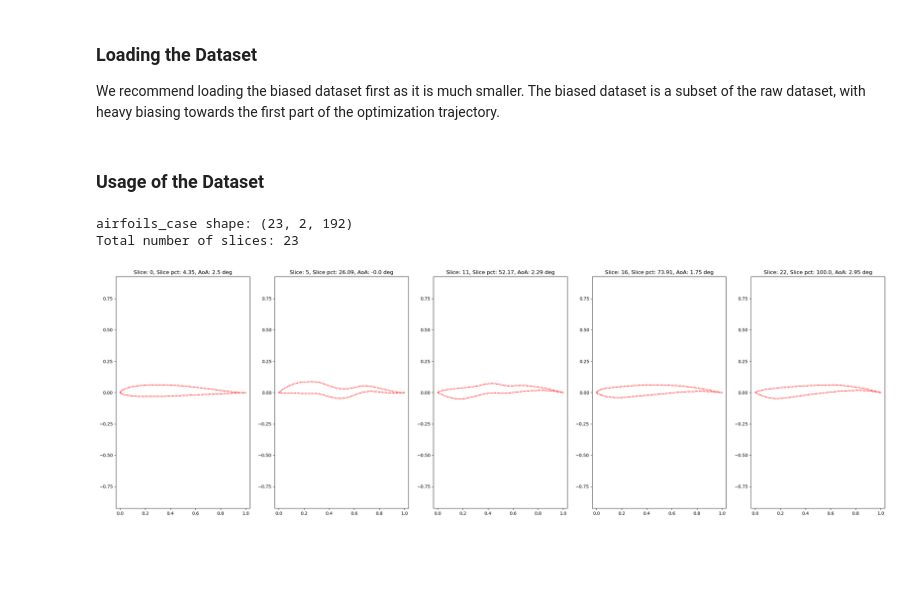
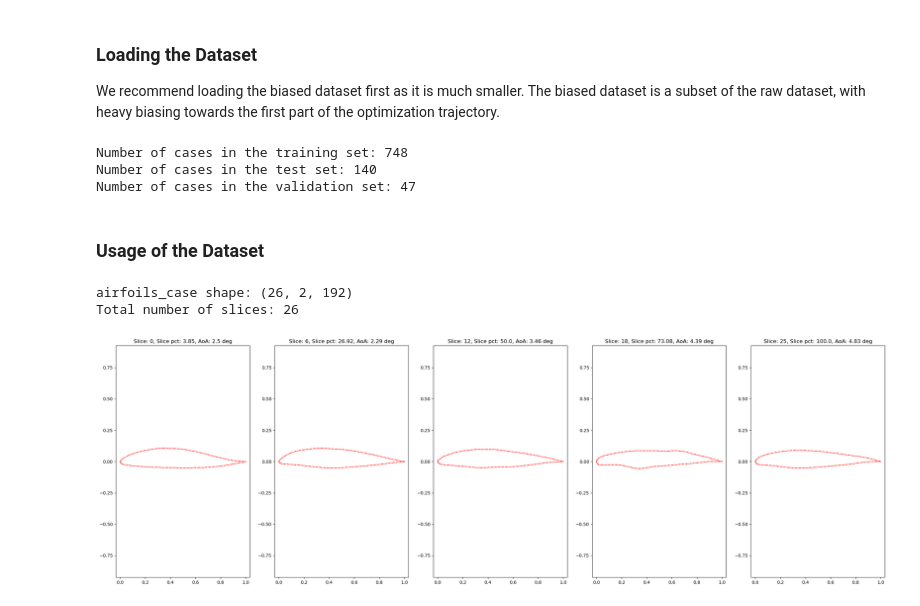
Before and after one commit to IDEALLab/OptimizingDiffusionSciTech2024, a Jupyter notebook: example_usage.ipynb, the cells around one changed output. Cells and saved outputs as stored; diff of their text form; code cells hidden in the pictures; blank space fills up the shorter version.

```diff
--- a/example_usage.ipynb
+++ b/example_usage.ipynb
@@ -24,6 +24,21 @@ with open(load_path, 'rb') as f:
 load_path = os.path.join(load_name,'train_test_val_airfoils.pkl')
 with open(load_path, 'rb') as f:
     airfoils_train, airfoils_test, airfoils_val = pd.read_pickle(f)
+
+# Get the number of airfoil cases (optimization runs) in each dataset
+
+# Unique cases in the datasets
+n_cases_train = len(df_train['case_num'].unique())
+n_cases_test = len(df_test['case_num'].unique())
+n_cases_val = len(df_val['case_num'].unique())
+
+print('Number of cases in the training set: {}'.format(n_cases_train))
+print('Number of cases in the test set: {}'.format(n_cases_test))
+print('Number of cases in the validation set: {}'.format(n_cases_val))
+# %% [output]
+Number of cases in the training set: 748
+Number of cases in the test set: 140
+Number of cases in the validation set: 47
 # %% [markdown]
 ### Usage of the Dataset
 # %%
@@ -45,12 +60,15 @@ with open(load_path, 'rb') as f:
 
 #  Note, * : Same for all slices in a given case
 
-# Example showing how you can plot the airfoils for a given case number
-case_num_choice = 1018 # In this example, we know this number exists in the dataset -
-                       # but you can use the df.iloc pandas method to get a random case number that definitely exists
+# Example showing how you can plot the airfoils for a given case number (between 0 and n_cases_train-1)
+case_num_choice = n_cases_train-1
+
+# Convert from index to case number
+case_num_choice = df_train['case_num'].unique()[case_num_choice]
 
 # Reset indices
 df_train = df_train.reset_index(drop=True)
+
 df_case = df_train.loc[df_train['case_num'] == case_num_choice]
 
 # Get the ids that correspond to the rows for the matching case and slice numbers
@@ -68,33 +86,33 @@ fig, axs = plt.subplots(1, n_slice_plot, figsize=(25, 8))
 
 iters_tot = len(df_case['slice_num'])
 print(f'Total number of slices: {iters_tot}')
 iter_vals = np.arange(iters_tot)
 
 if axs.ndim == 1:
     axs = axs.reshape(-1, 1)
 
 for i in range(n_slice_plot):
     # Plot the reordered slice
     airfoil = airfoils_case[slice_plots[i]]
     # Get the x and y coordinates
     coordx = airfoil[0,:]
     coordy = airfoil[1,:]
 
     axs[i,0].scatter(coordx, coordy, s=1, c='r', marker='o')
     iter_val = iter_vals[slice_plots[i]]
 
     slice_pct = np.round(((iter_val+1)/ len(df_case['slice_num'].unique())) * 100, 2)
 
     # Access the angle of attack and drag coefficient for the given slice
     alpha = df_case['alpha'].iloc[slice_plots[i]]
 
     axs[i,0].set_title(f'Slice: {iter_val}, Slice pct: {slice_pct}, AoA: {np.round(alpha, 2)} deg', fontsize=12)
     axs[i,0].set_xlim(-0.001, 1.001)
     axs[i,0].axis('equal')
     axs[i,0].set_ylim(-0.2, 0.2)
     axs[i,0].set_xlim(-0.001, 1.001)
 plt.tight_layout()
 # %% [output]
-airfoils_case shape: (23, 2, 192)
-Total number of slices: 23
+airfoils_case shape: (26, 2, 192)
+Total number of slices: 26
-[figure, old version]
+[figure, new version]
```
